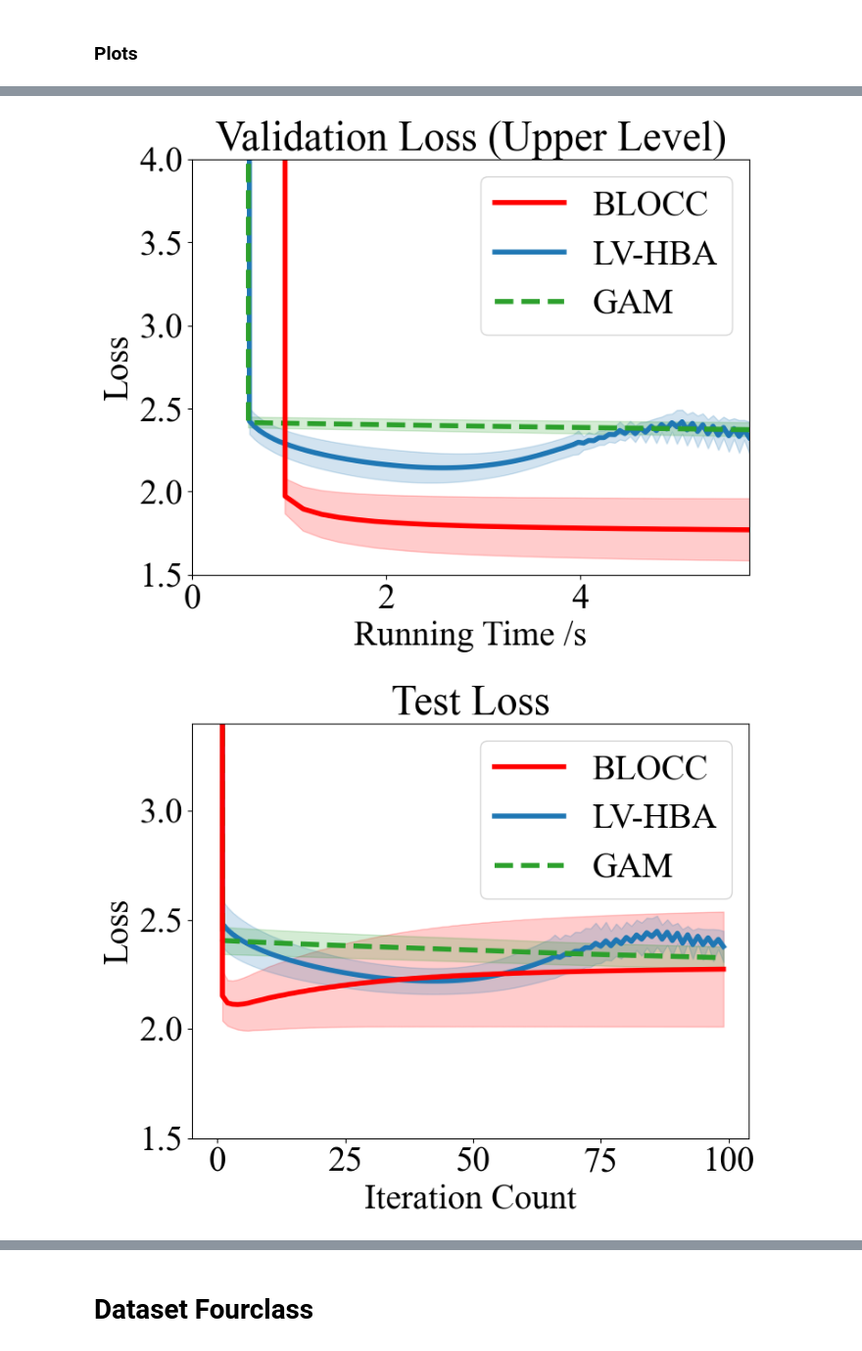
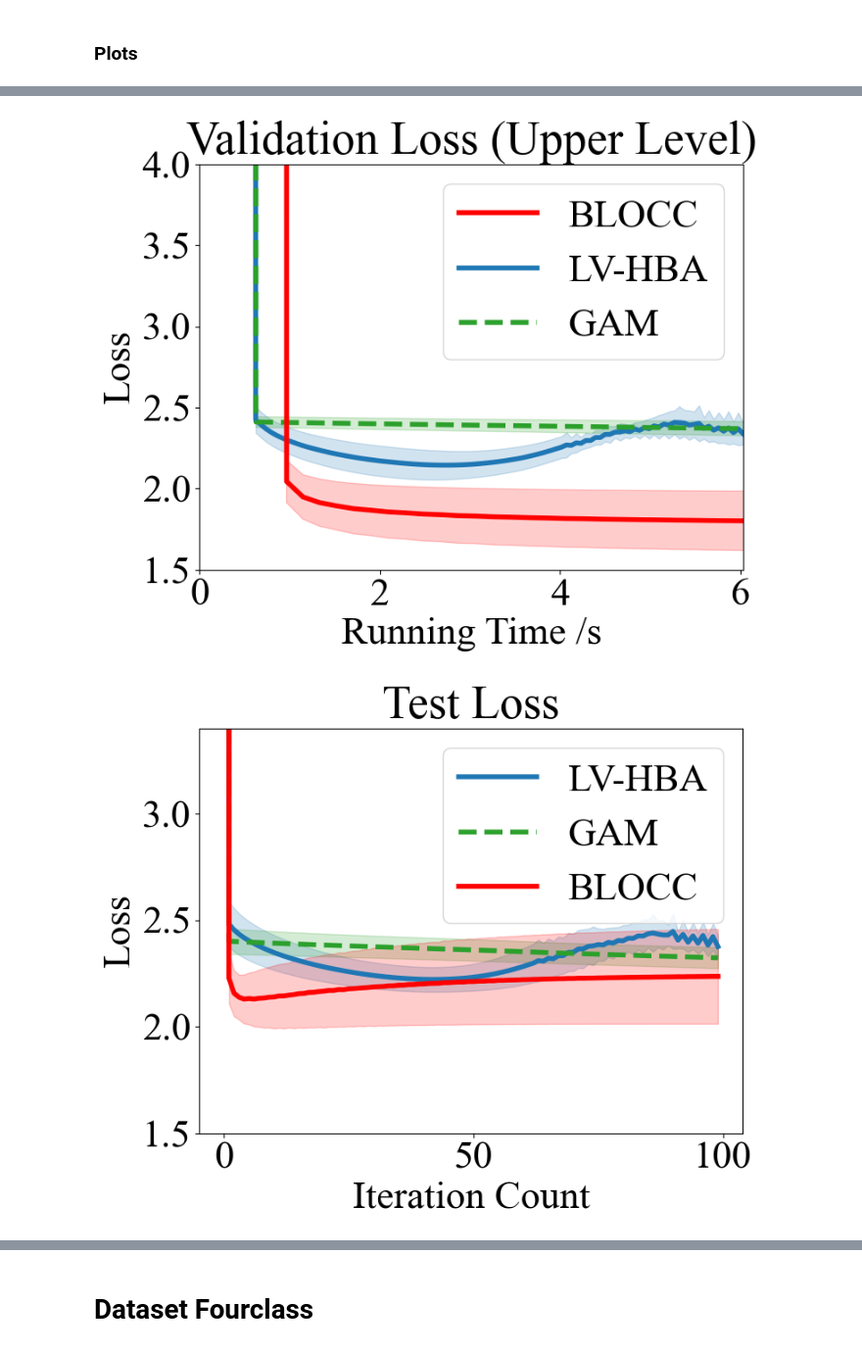
Before and after one commit to frealr/Penalty_Based_Lagrangian_Bilevel_Tianyi_Chen-s_Lab, a Jupyter notebook: hyperparam_opt/SVM_Tests_0607.ipynb, the cells around one changed output, grey strips where cells are left out. Shown at 98% size. Drawn from its saved outputs; the diff is of its cells as text; code cells hidden in the pictures.

```diff
--- a/hyperparam_opt/SVM_Tests_0607.ipynb
+++ b/hyperparam_opt/SVM_Tests_0607.ipynb
@@ -11,7 +11,7 @@ from utils import *
 # from google.colab import drive
 # drive.mount('/content/drive')
 # %%
-plt.rcParams.update({'font.size': 28})
+plt.rcParams.update({'font.size': 32})
 plt.rcParams['font.sans-serif']=['Times New Roman']
 plt.rcParams['axes.unicode_minus']=False
 cmap = plt.get_cmap("tab10")
@@ -31,7 +31,7 @@ hparams = {
         'epsilon': 0.005
     },
     'ours': {
-        'gam': 8,
+        'gam': 10,
         'eta': 0.01
     }
 }
@@ -337,38 +337,34 @@ plt.xlim([0,13])
 plt.xlim([0,axis_lvhba.max()])
 plt.savefig(results_path + 'upper_obj_time.pdf', bbox_inches="tight")
 # %% [output]
-[figure, old version]
+[figure, new version]
 # %%
 plt.figure(figsize=(8,6))
 
-fill_dn_ours = test_loss_ours.mean(0)-test_loss_ours.std(0)
-fill_up_ours = test_loss_ours.mean(0)+test_loss_ours.std(0)
-plt.fill_between(iter_axis[1:],fill_dn_ours[1:],fill_up_ours[1:],color = 'r', alpha=0.2)
 
+plt.plot(iter_axis,test_loss_lvhba.mean(0),'-',color = cmap(0), linewidth = 4, label="LV-HBA")
 fill_dn_LV = test_loss_lvhba.mean(0)-test_loss_lvhba.std(0)
 fill_up_LV = test_loss_lvhba.mean(0)+test_loss_lvhba.std(0)
 plt.fill_between(iter_axis[1:],fill_dn_LV[1:],fill_up_LV[1:],color = cmap(0), alpha=0.2)
 
+plt.plot(iter_axis,test_loss_ga.mean(0),'--',color = cmap(2), linewidth = 4, label="GAM")
 fill_up_GAM = test_loss_ga.mean(0)-test_loss_ga.std(0)
 fill_dn_GAM = test_loss_ga.mean(0)+test_loss_ga.std(0)
 plt.fill_between(iter_axis[1:],fill_dn_GAM[1:],fill_up_GAM[1:],color = cmap(2), alpha=0.2)
 
-plt.plot(iter_axis,test_loss_lvhba.mean(0),'-',color = cmap(0), linewidth = 4, label="LV-HBA")
-
-plt.plot(iter_axis,test_loss_ga.mean(0),'--',color = cmap(2), linewidth = 4, label="GAM")
-
 plt.plot(iter_axis,test_loss_ours.mean(0),'-',color = 'r', linewidth = 4, label="BLOCC")
-
-
-plt.legend(ordered_handles, ordered_labels)
+fill_dn_ours = test_loss_ours.mean(0)-test_loss_ours.std(0)
+fill_up_ours = test_loss_ours.mean(0)+test_loss_ours.std(0)
+plt.fill_between(iter_axis[1:],fill_dn_ours[1:],fill_up_ours[1:],color = 'r', alpha=0.2)
+plt.legend()
 plt.title('Test Loss')
 plt.xlabel('Iteration Count')
 plt.ylabel("Loss")
 
 plt.ylim([1.5,3.4])
 plt.savefig(results_path + 'test_obj_iteration.pdf', bbox_inches="tight")
 # %% [output]
-[figure, old version]
+[figure, new version]
 # %%
 plt.figure(figsize=(8,6))
 
```
Also changed, not shown: parts of 23 cells of this notebook.
